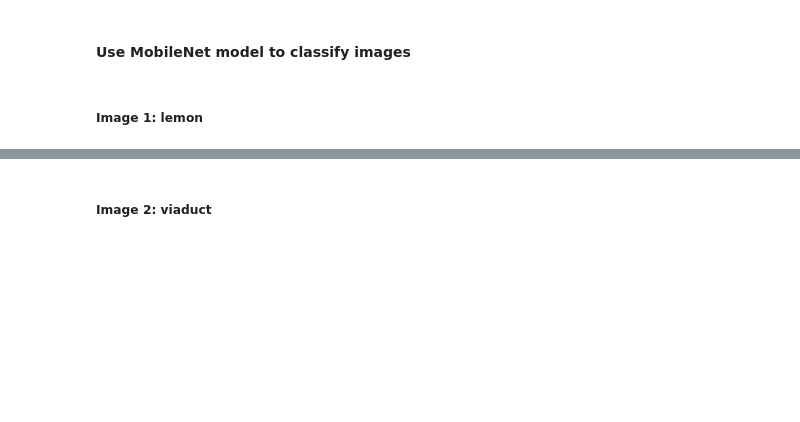
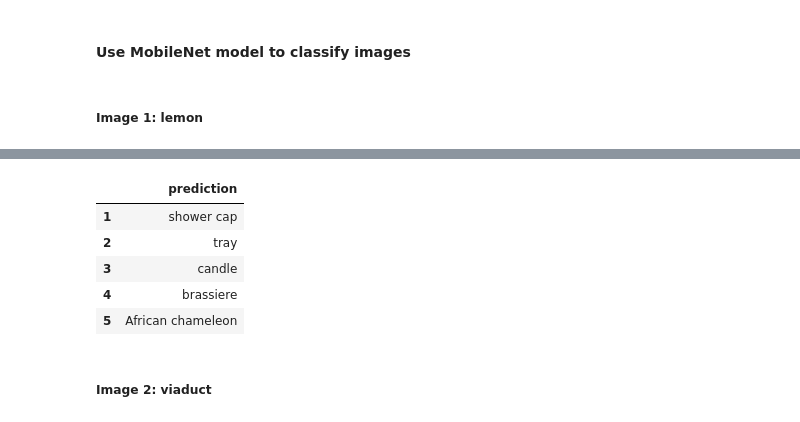
Before and after one commit to Kalokagat/TF2_for_DL, a Jupyter notebook: 1_4_Saving_and_loading_models.ipynb, the cells around one changed output, grey strips where cells are left out. Saved outputs shown, nothing was run; the diff lists cells and outputs as text; code cells hidden in the pictures; blank space fills up the shorter version.

```diff
--- a/1_4_Saving_and_loading_models.ipynb
+++ b/1_4_Saving_and_loading_models.ipynb
@@ -440,0 +448,5 @@ Downloading data from https://storage.googleapis.com/tensorflow/keras-applicatio
+# %%
+# Build Keras ResNet50 model
+
+model = load_model('models/Keras_ResNet50.h5')
+model.summary()
@@ -570,6 +582,7 @@ import tensorflow_hub as hub
 # %%
 # Build Google's Mobilenet v1 model
 
-module_url = "https://tfhub.dev/google/imagenet/mobilenet_v1_050_160/classification/4"
-model = Sequential([hub.KerasLayer(module_url)])
+module_url = load_model('models/Tensorflow_MobileNet_v1')
+model = Sequential(hub.KerasLayer(module_url))
 model.build(input_shape=[None, 160, 160, 3])
+model.summary()
@@ -615,2 +637,11 @@ def get_top_5_predictions(img):
+# %%
+get_top_5_predictions(lemon_img)
+# %% [output]
+|  | prediction |
+| 1 | shower cap |
+| 2 | tray |
+| 3 | candle |
+| 4 | brassiere |
+| 5 | African chameleon |
 # %% [markdown]
 ##### Image 2: viaduct
```
Also changed, not shown: parts of 42 cells of this notebook.
